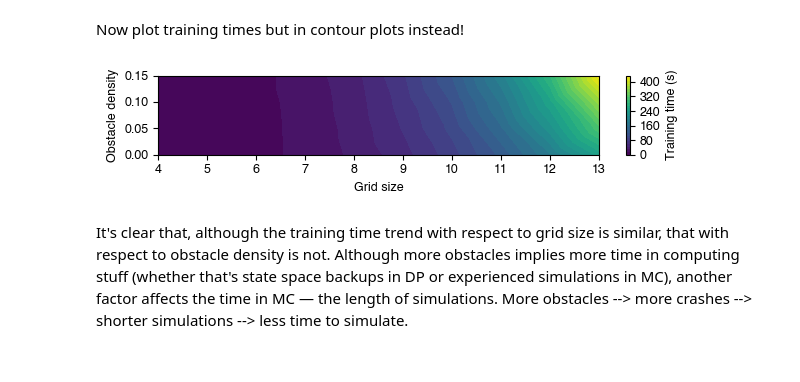
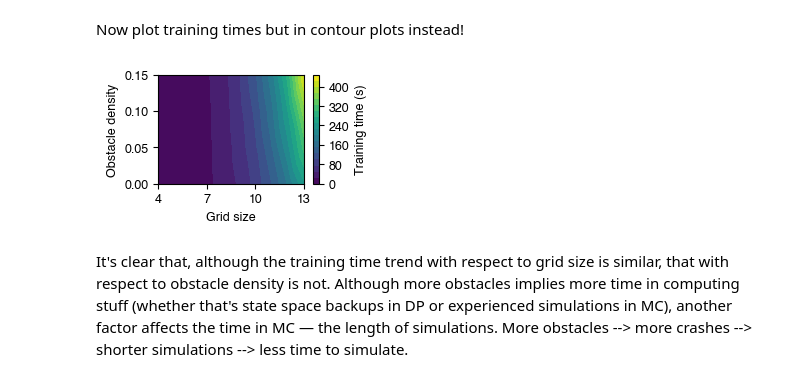
Before and after one commit to berkpereira/gridworld-numpy, a Jupyter notebook: eda_4d.ipynb, the cells around one changed output. Drawn from its saved outputs; the diff is of its cells as text; code cells hidden in the pictures.

```diff
--- a/eda_4d.ipynb
+++ b/eda_4d.ipynb
@@ -118,7 +113,7 @@ import matplotlib.pyplot as plt
 import matplotlib.tri as tri
 from matplotlib.ticker import MaxNLocator
 
-fig = plt.figure(figsize=(fsp.text_width, 1.5))
+fig = plt.figure(figsize=(fsp.text_width * fsp.text_width_factor, 1.8))
 
 method = 'dp'
 
@@ -126,36 +121,37 @@ ax = fig.add_subplot()
 # Get the x, y, z values
 x, y, z_train_mc = df_train['grid_size'], df_train['obstacle_density'], df_train['MC4']
 z_train_dp = df_train['DP4']
 
 # Create a triangulation of the irregular grid
 triang = tri.Triangulation(x, y)
 
 # Plot the contour
 if method == 'mc':
     #levels = np.linspace(0, 1, 17)
-    cs = ax.tricontourf(triang, z_train_mc, levels = 40, cmap='plasma')
+    cs = ax.tricontourf(triang, z_train_mc, levels = 18, cmap='plasma')
     cbar = plt.colorbar(cs, ax=ax)
     cbar.locator = MaxNLocator(7) # this number sets maximum number of colour bar ticks
 elif method == 'dp':
     #levels = np.linspace(0, 0.5, 11)
-    cs = ax.tricontourf(triang, z_train_dp, levels = 40, cmap='viridis')
+    cs = ax.tricontourf(triang, z_train_dp, levels = 18, cmap='viridis')
     cbar = plt.colorbar(cs, ax=ax)
     cbar.locator = MaxNLocator(6) # this number sets maximum number of colour bar ticks
 
 # Set labels for the axes
 ax.set_xlabel('Grid size')
 ax.set_ylabel('Obstacle density')
 cbar.ax.set_ylabel('Training time (s)')
 ax.set_yticks(np.arange(0, 0.16, 0.05))
+ax.set_xticks(np.arange(4,14,3))
 plt.grid(False)
 
 save = False
 plt.tight_layout()
 if save:
     plt.savefig(f'{fsp.fig_path}/4d-{method}-train-times-wind-0.9.pdf')
 plt.show()
 # %% [output]
-[figure, old version]
+[figure, new version]
 # %% [markdown]
 It's clear that, although the training time trend with respect to grid size is similar, that with respect to obstacle density is not.
 Although more obstacles implies more time in computing stuff (whether that's state space backups in DP or experienced simulations in MC), another factor affects the time in MC — the length of simulations. More obstacles --> more crashes --> shorter simulations --> less time to simulate.
```
Also changed, not shown: parts of 2 cells of this notebook, 2 other files.
